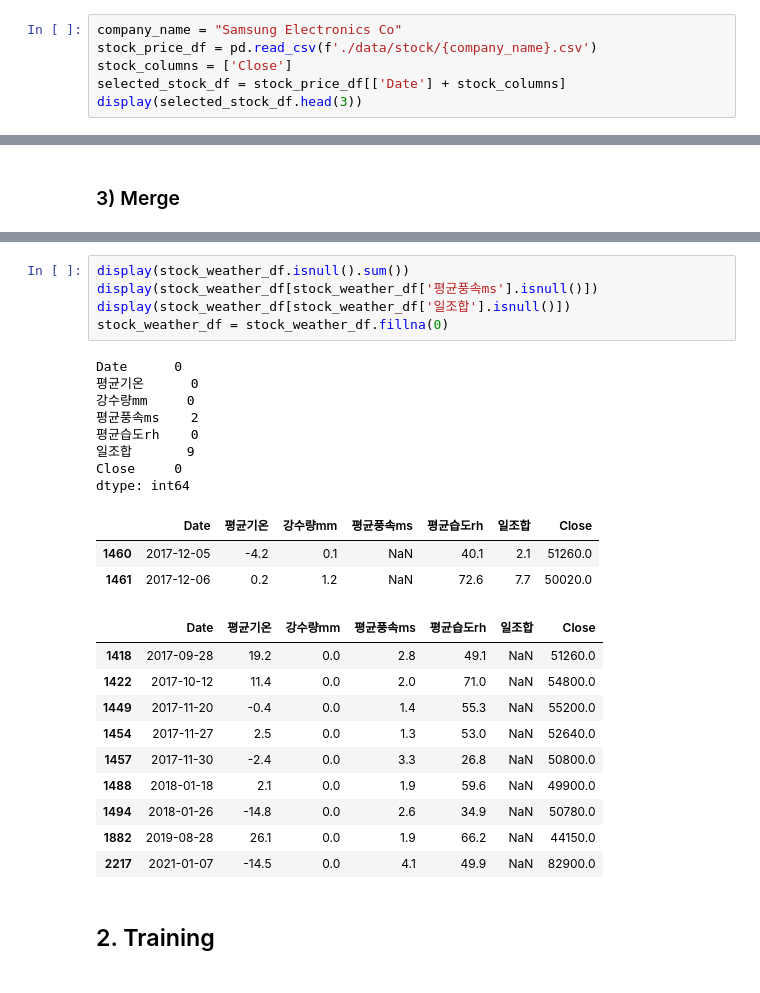
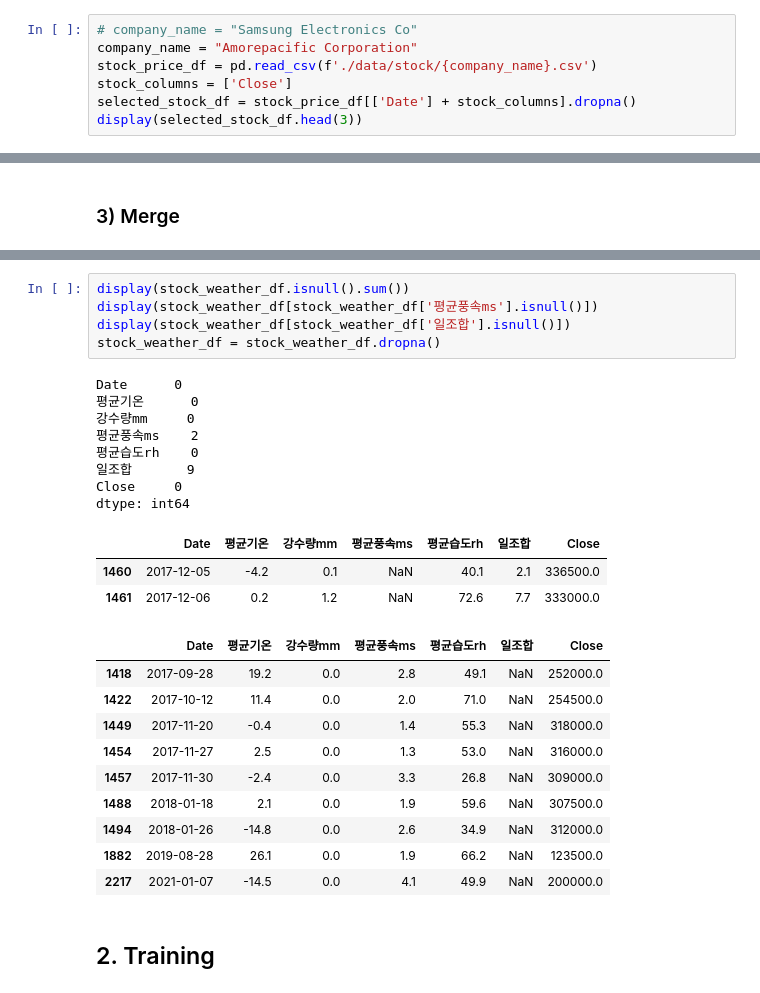
Before and after one commit to Onedas/22_01_IDS507_FinalProject, a Jupyter notebook: stock_prediction.ipynb, the cells around one changed output, grey strips where cells are left out. Cells and saved outputs as stored; diff of their text form.

```diff
--- a/stock_prediction.ipynb
+++ b/stock_prediction.ipynb
@@ -42,10 +43,11 @@ display(selected_weather_df.head(3))
 # %% [markdown]
 ### 2) Stock data
 # %%
-company_name = "Samsung Electronics Co"
+# company_name = "Samsung Electronics Co"
+company_name = "Amorepacific Corporation"
 stock_price_df = pd.read_csv(f'./data/stock/{company_name}.csv')
 stock_columns = ['Close']
-selected_stock_df = stock_price_df[['Date'] + stock_columns]
+selected_stock_df = stock_price_df[['Date'] + stock_columns].dropna()
 display(selected_stock_df.head(3))
 # %% [output]
 |  | Date | Close |
@@ -74,30 +76,30 @@ display(stock_weather_df)
 # %%
 display(stock_weather_df.isnull().sum())
 display(stock_weather_df[stock_weather_df['평균풍속ms'].isnull()])
 display(stock_weather_df[stock_weather_df['일조합'].isnull()])
-stock_weather_df = stock_weather_df.fillna(0)
+stock_weather_df = stock_weather_df.dropna()
 # %% [output]
 Date      0
 평균기온      0
 강수량mm     0
 평균풍속ms    2
 평균습도rh    0
 일조합       9
 Close     0
 dtype: int64
 |  | Date | 평균기온 | 강수량mm | 평균풍속ms | 평균습도rh | 일조합 | Close |
-| 1460 | 2017-12-05 | -4.2 | 0.1 | NaN | 40.1 | 2.1 | 51260.0 |
-| 1461 | 2017-12-06 | 0.2 | 1.2 | NaN | 72.6 | 7.7 | 50020.0 |
+| 1460 | 2017-12-05 | -4.2 | 0.1 | NaN | 40.1 | 2.1 | 336500.0 |
+| 1461 | 2017-12-06 | 0.2 | 1.2 | NaN | 72.6 | 7.7 | 333000.0 |
 |  | Date | 평균기온 | 강수량mm | 평균풍속ms | 평균습도rh | 일조합 | Close |
-| 1418 | 2017-09-28 | 19.2 | 0.0 | 2.8 | 49.1 | NaN | 51260.0 |
-| 1422 | 2017-10-12 | 11.4 | 0.0 | 2.0 | 71.0 | NaN | 54800.0 |
-| 1449 | 2017-11-20 | -0.4 | 0.0 | 1.4 | 55.3 | NaN | 55200.0 |
-| 1454 | 2017-11-27 | 2.5 | 0.0 | 1.3 | 53.0 | NaN | 52640.0 |
-| 1457 | 2017-11-30 | -2.4 | 0.0 | 3.3 | 26.8 | NaN | 50800.0 |
-| 1488 | 2018-01-18 | 2.1 | 0.0 | 1.9 | 59.6 | NaN | 49900.0 |
-| 1494 | 2018-01-26 | -14.8 | 0.0 | 2.6 | 34.9 | NaN | 50780.0 |
-| 1882 | 2019-08-28 | 26.1 | 0.0 | 1.9 | 66.2 | NaN | 44150.0 |
-| 2217 | 2021-01-07 | -14.5 | 0.0 | 4.1 | 49.9 | NaN | 82900.0 |
+| 1418 | 2017-09-28 | 19.2 | 0.0 | 2.8 | 49.1 | NaN | 252000.0 |
+| 1422 | 2017-10-12 | 11.4 | 0.0 | 2.0 | 71.0 | NaN | 254500.0 |
+| 1449 | 2017-11-20 | -0.4 | 0.0 | 1.4 | 55.3 | NaN | 318000.0 |
+| 1454 | 2017-11-27 | 2.5 | 0.0 | 1.3 | 53.0 | NaN | 316000.0 |
+| 1457 | 2017-11-30 | -2.4 | 0.0 | 3.3 | 26.8 | NaN | 309000.0 |
+| 1488 | 2018-01-18 | 2.1 | 0.0 | 1.9 | 59.6 | NaN | 307500.0 |
+| 1494 | 2018-01-26 | -14.8 | 0.0 | 2.6 | 34.9 | NaN | 312000.0 |
+| 1882 | 2019-08-28 | 26.1 | 0.0 | 1.9 | 66.2 | NaN | 123500.0 |
+| 2217 | 2021-01-07 | -14.5 | 0.0 | 4.1 | 49.9 | NaN | 200000.0 |
 # %% [markdown]
 ## 2. Training
 # %%
```
Also changed, not shown: parts of 14 cells of this notebook.
